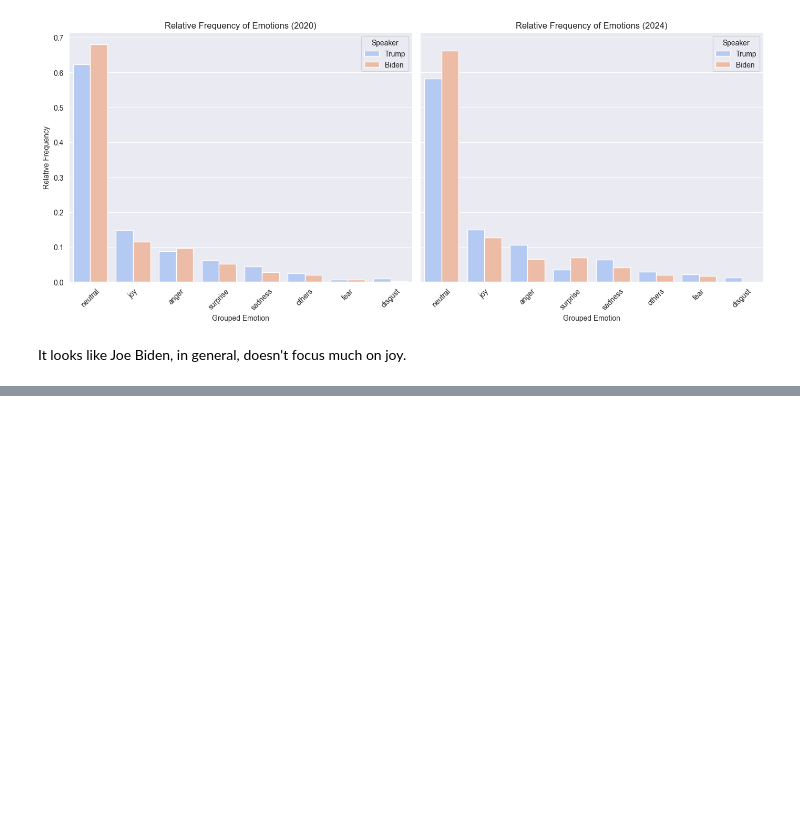
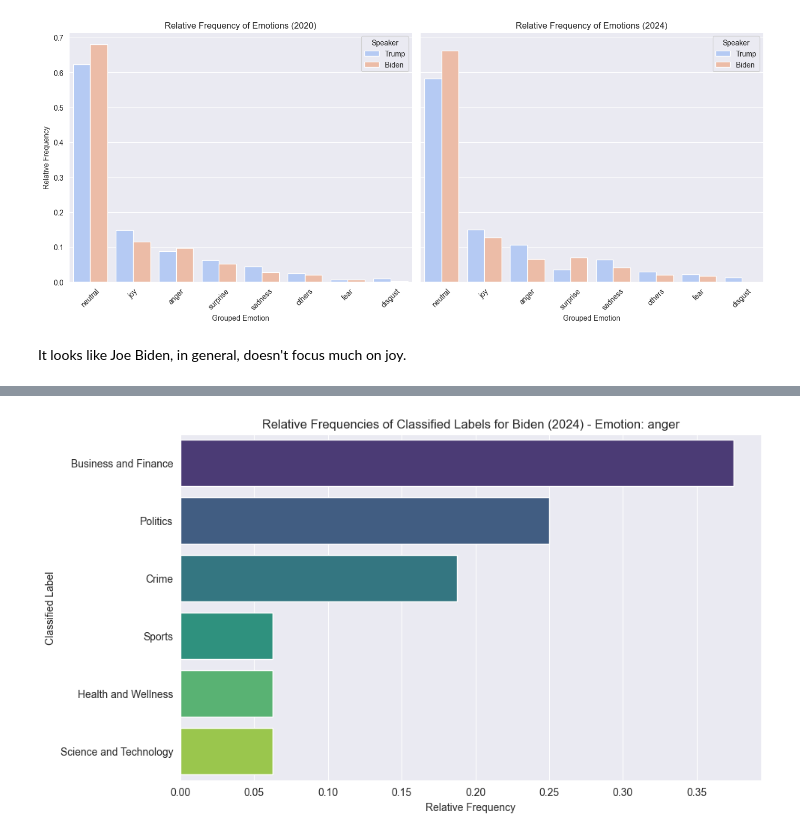
Before and after one commit to chiesastefano/politicalText, a Jupyter notebook: sample.ipynb, the cells around one changed output, grey strips where cells are left out. Saved outputs shown, nothing was run; the diff lists cells and outputs as text; code cells hidden in the pictures; blank space fills up the shorter version.

```diff
--- a/sample.ipynb
+++ b/sample.ipynb
@@ -544,0 +626,5 @@ It looks like Joe Biden, in general, doesn't focus much on joy.
+# %%
+from fun import plot_classified_label_frequencies
+plot_classified_label_frequencies(speeches_done, "Biden", 2024, "anger")
+# %% [output]
+[figure, added]
```
Also changed, not shown: parts of 33 cells of this notebook, 2 other files.
